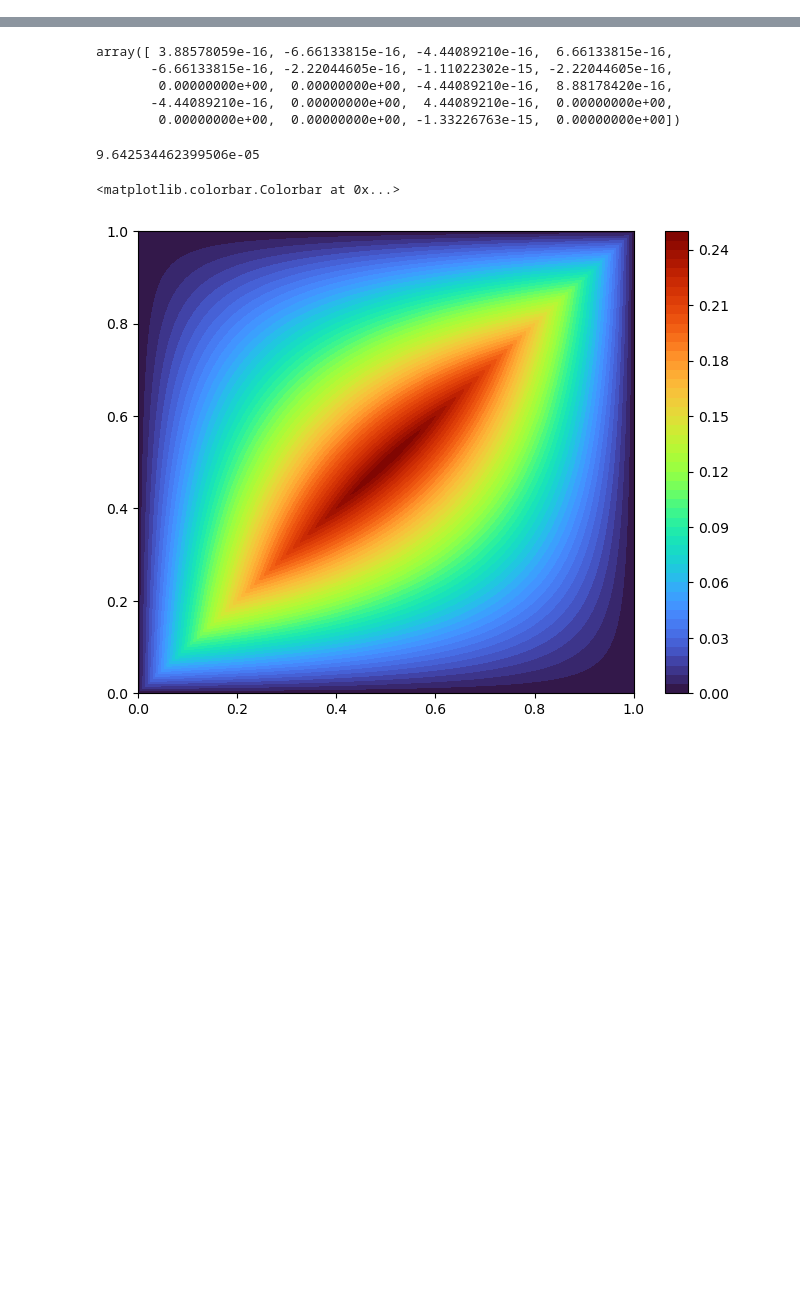
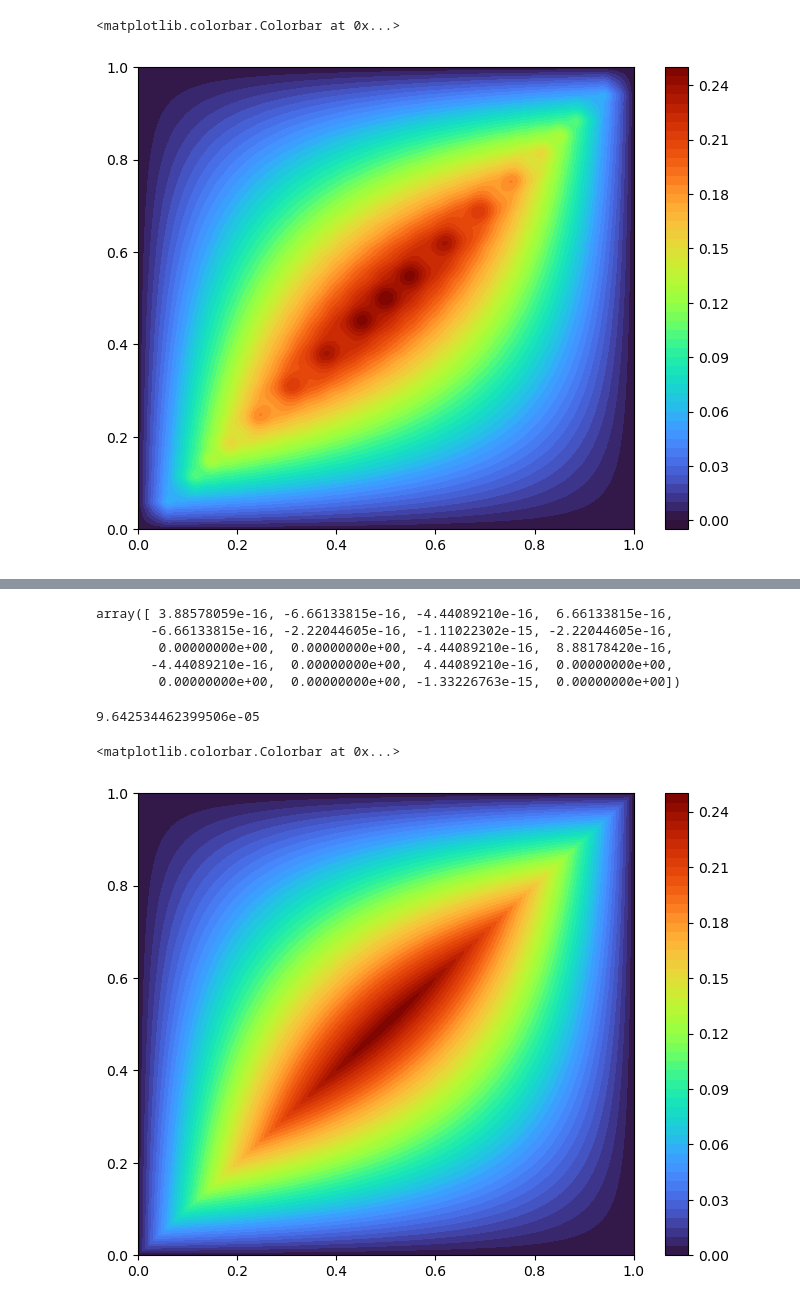
Before and after one commit to hsharsh/chebgreen, a Jupyter notebook: main/chebpy2.ipynb, the cells around one changed output, grey strips where cells are left out. Saved outputs shown, nothing was run; the diff lists cells and outputs as text; code cells hidden in the pictures; blank space fills up the shorter version.

```diff
--- a/main/chebpy2.ipynb
+++ b/main/chebpy2.ipynb
@@ -30,3 +35,10 @@ Wall time: 5.24 s
+# %%
+fig = plt.figure(figsize = (8,6))
+plt.contourf(x, y, G, 50, cmap = 'turbo', vmin = np.min(G), vmax = np.max(G))
+plt.colorbar()
+# %% [output]
+<matplotlib.colorbar.Colorbar at 0x...>
+[figure, added]
 # %%
 i = slice(0,-1)
 fig = plt.figure(figsize = (8,6))
```
Also changed, not shown: parts of 10 cells of this notebook, 16 other files.
